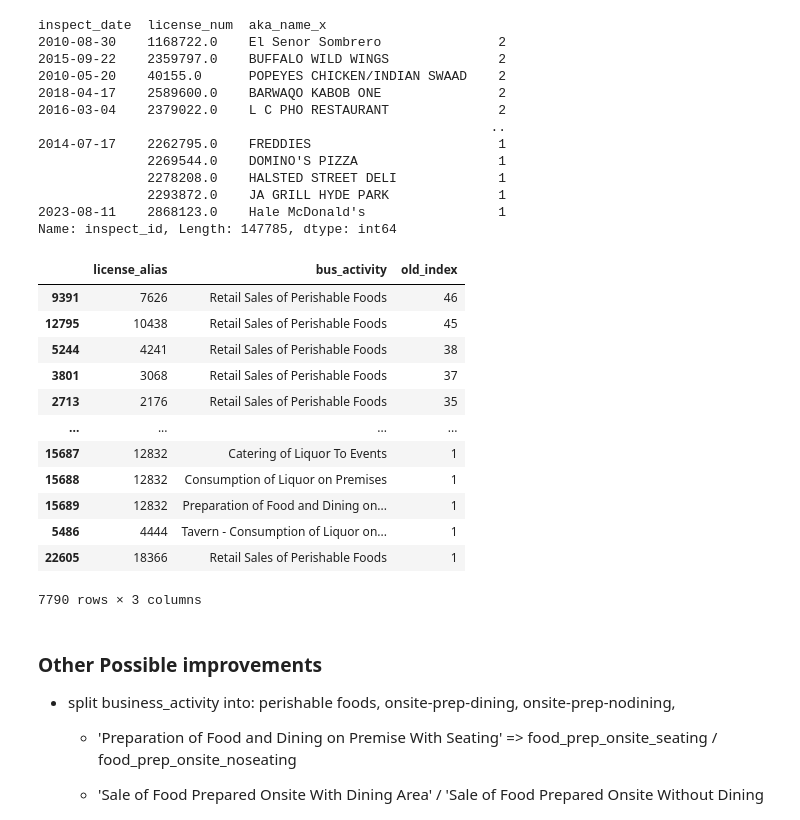
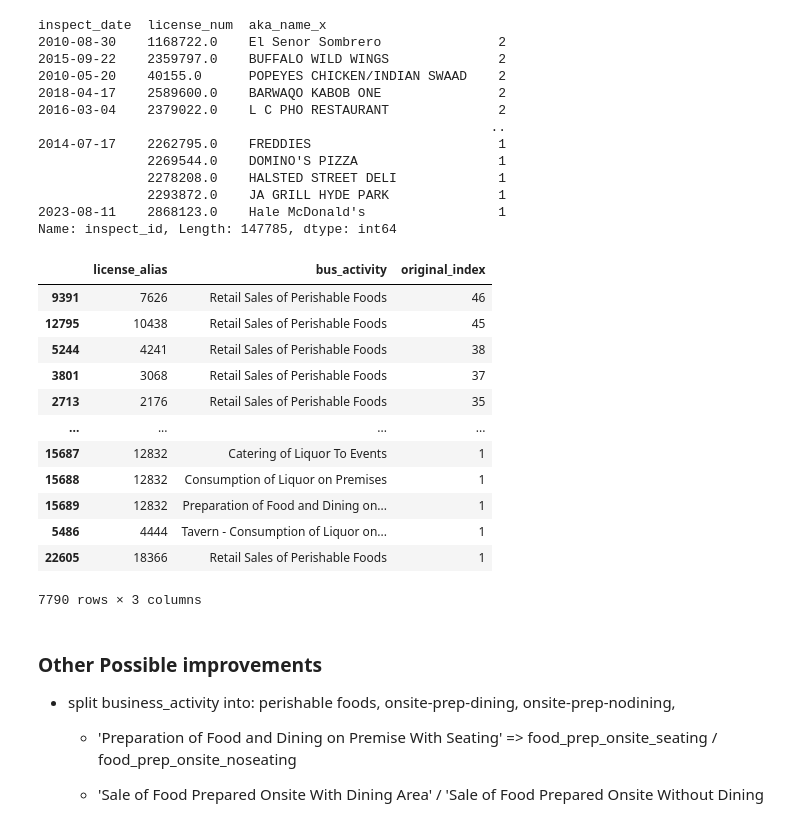
Before and after one commit to ejw-data/proj-food-inspections, a Jupyter notebook: feature_analysis.ipynb, the cells around one changed output. Drawn from its saved outputs; the diff is of its cells as text; code cells hidden in the pictures.

```diff
--- a/feature_analysis.ipynb
+++ b/feature_analysis.ipynb
@@ -63,7 +63,7 @@ PIL 9.4.0 asttokens NA backcall 0.2.0 beta_ufunc NA binom_ufunc NA bottleneck 1.
 # %%
 # Read data
 restaurant_df = pd.read_csv('./data/manipulated/combined_data.csv', parse_dates=['inspect_date', 'approx_start_date'])
-restaurant_df['week'] = restaurant_df['inspect_date'].dt.week
+# restaurant_df['week'] = restaurant_df['inspect_date'].dt.week
 restaurant_df.rename(columns={'Unnamed: 0':'original_index'}, inplace=True)
 restaurant_df.head()
 # %% [output]
@@ -218,9 +227,9 @@ Name: inspect_id, Length: 147785, dtype: int64
 # %%
 # count the number of business_activity per business
-temp = restaurant_df.groupby(['license_alias', 'bus_activity']).count()['old_index'].reset_index()
-temp[temp.duplicated(subset=['license_alias'], keep=False)].sort_values(by='old_index', ascending=False)
+temp = restaurant_df.groupby(['license_alias', 'bus_activity']).count()['original_index'].reset_index()
+temp[temp.duplicated(subset=['license_alias'], keep=False)].sort_values(by='original_index', ascending=False)
 # %% [output]
-|  | license_alias | bus_activity | old_index |
+|  | license_alias | bus_activity | original_index |
 | 9391 | 7626 | Retail Sales of Perishable Foods | 46 |
 | 12795 | 10438 | Retail Sales of Perishable Foods | 45 |
 | 5244 | 4241 | Retail Sales of Perishable Foods | 38 |
```
Also changed, not shown: parts of 8 cells of this notebook, 1 other file.
